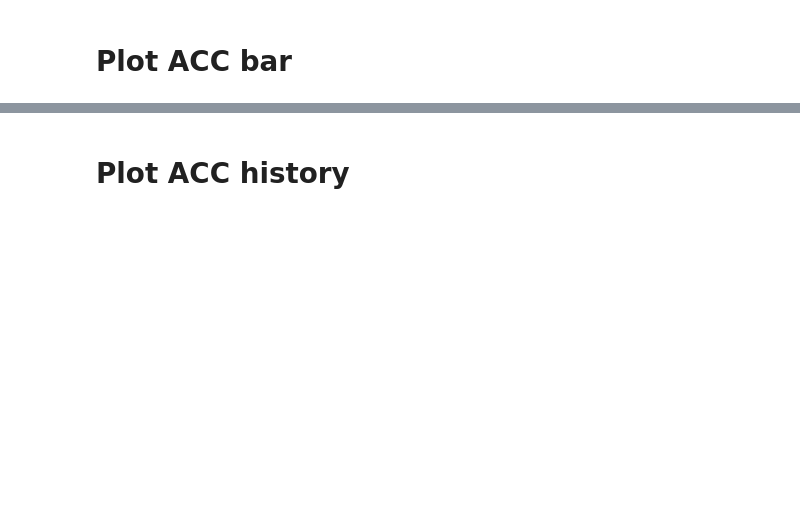
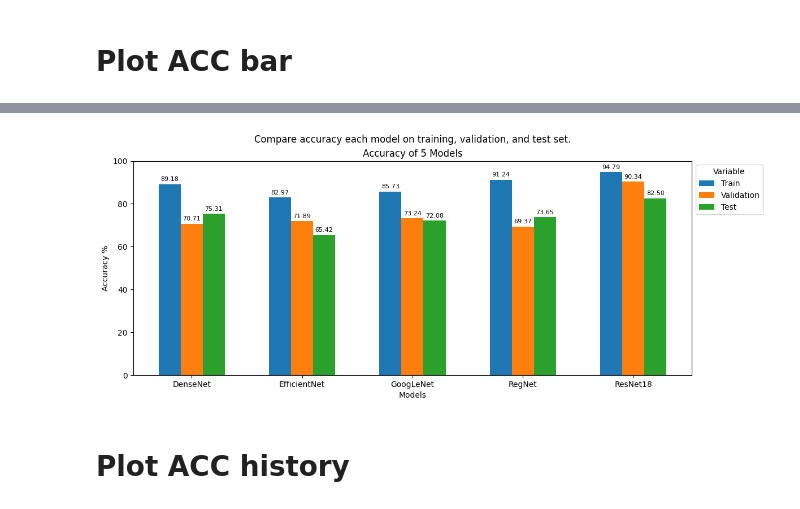
Before and after one commit to Mahmimi/Alzheimer, a Jupyter notebook: splitmatter/compare_eff.ipynb, the cells around one changed output, grey strips where cells are left out. Drawn from its saved outputs; the diff is of its cells as text; code cells hidden in the pictures; blank space fills up the shorter version.

```diff
--- a/splitmatter/compare_eff.ipynb
+++ b/splitmatter/compare_eff.ipynb
@@ -82,3 +117,47 @@ fig.show()
+# %%
+import matplotlib.pyplot as plt
+import numpy as np
+
+# Assuming your DataFrame is named df
+fig, ax = plt.subplots(figsize=(12, 5))
+
+# Create numerical x values for each 'index' category
+x_values = np.arange(len(plot_result_df['index'].unique()))
+
+bar_width = 0.2  # Adjust as needed
+
+# Plot bars for each 'variable' category
+for i, variable in enumerate(plot_result_df['variable'].unique()):
+    subset = plot_result_df[plot_result_df['variable'] == variable]
+    ax.bar(x_values + i * bar_width, subset['value'], width=bar_width, label=variable)
+
+# Add value annotations on top of each bar
+for i, value in enumerate(plot_result_df['value']):
+    x_position = i % len(x_values) + (plot_result_df['variable'].unique().tolist().index(plot_result_df.loc[i, 'variable']) * bar_width)
+    ax.text(x_position, value + 1, f'{value:.2f}', ha='center', va='bottom', fontsize=8)
+
+ax.set_xticks(x_values + bar_width * (len(plot_result_df['variable'].unique()) - 1) / 2)
+ax.set_xticklabels(plot_result_df['index'].unique())
+ax.set_ylim(0, 100)
+
+ax.set_title("Accuracy of 5 Models")
+ax.set_xlabel("Models")
+ax.set_ylabel("Accuracy %")
+ax.legend(title="Variable", loc="upper left",bbox_to_anchor=(1, 1), ncol=1)
+
+plt.annotate(
+    "Compare accuracy each model on training, validation, and test set.",
+    xy=(0.5, 1.1),
+    xycoords="axes fraction",
+    ha="center",
+    va="center",
+    fontsize=12,
+)
+
+plt.tight_layout()  # Adjust layout to prevent overlapping
+plt.show()
+# %% [output]
+[figure, added]
 # %% [markdown]
 # Plot ACC history
 # %%
```
Also changed, not shown: parts of 4 cells of this notebook, 2 other files.
